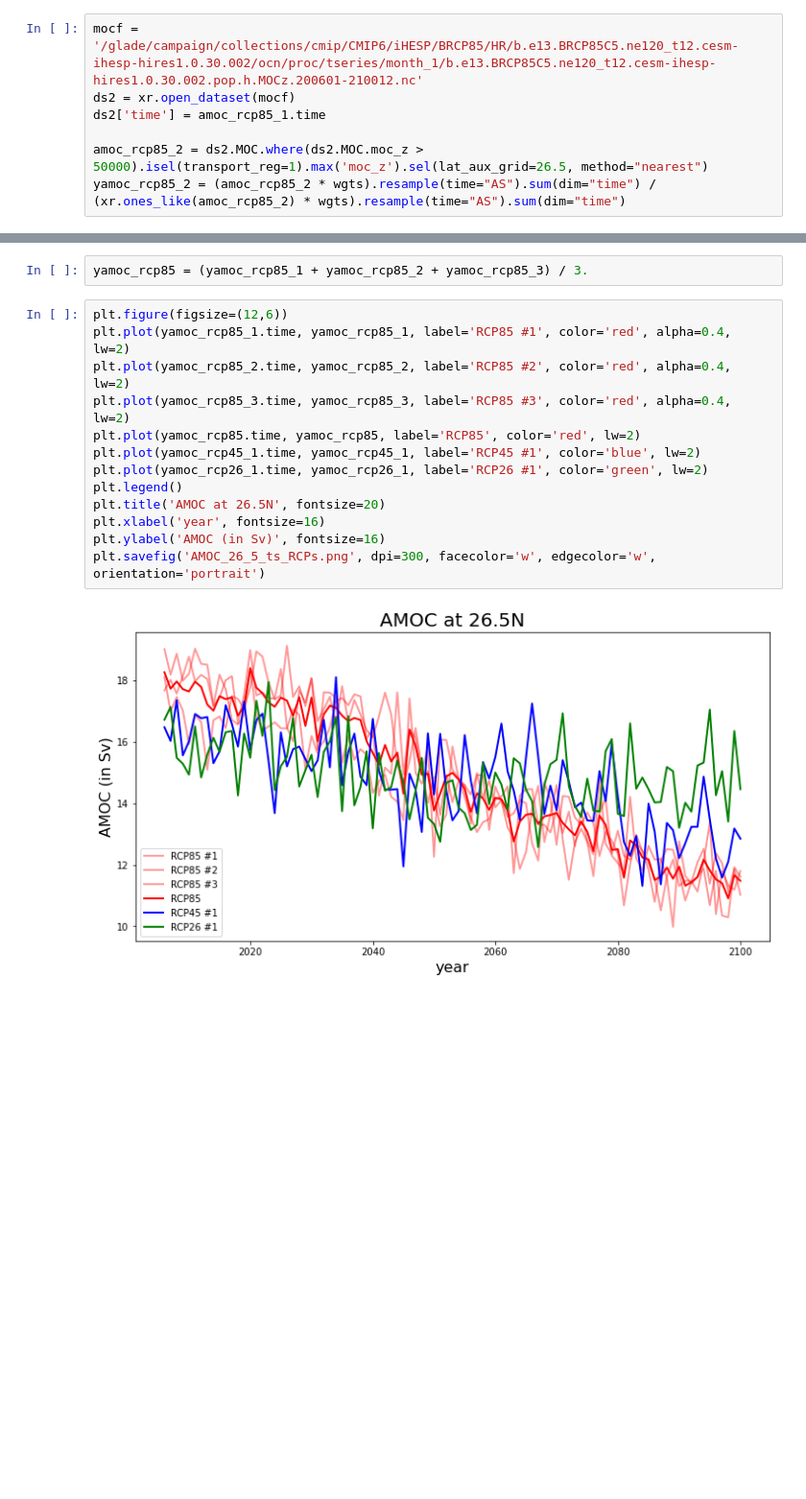
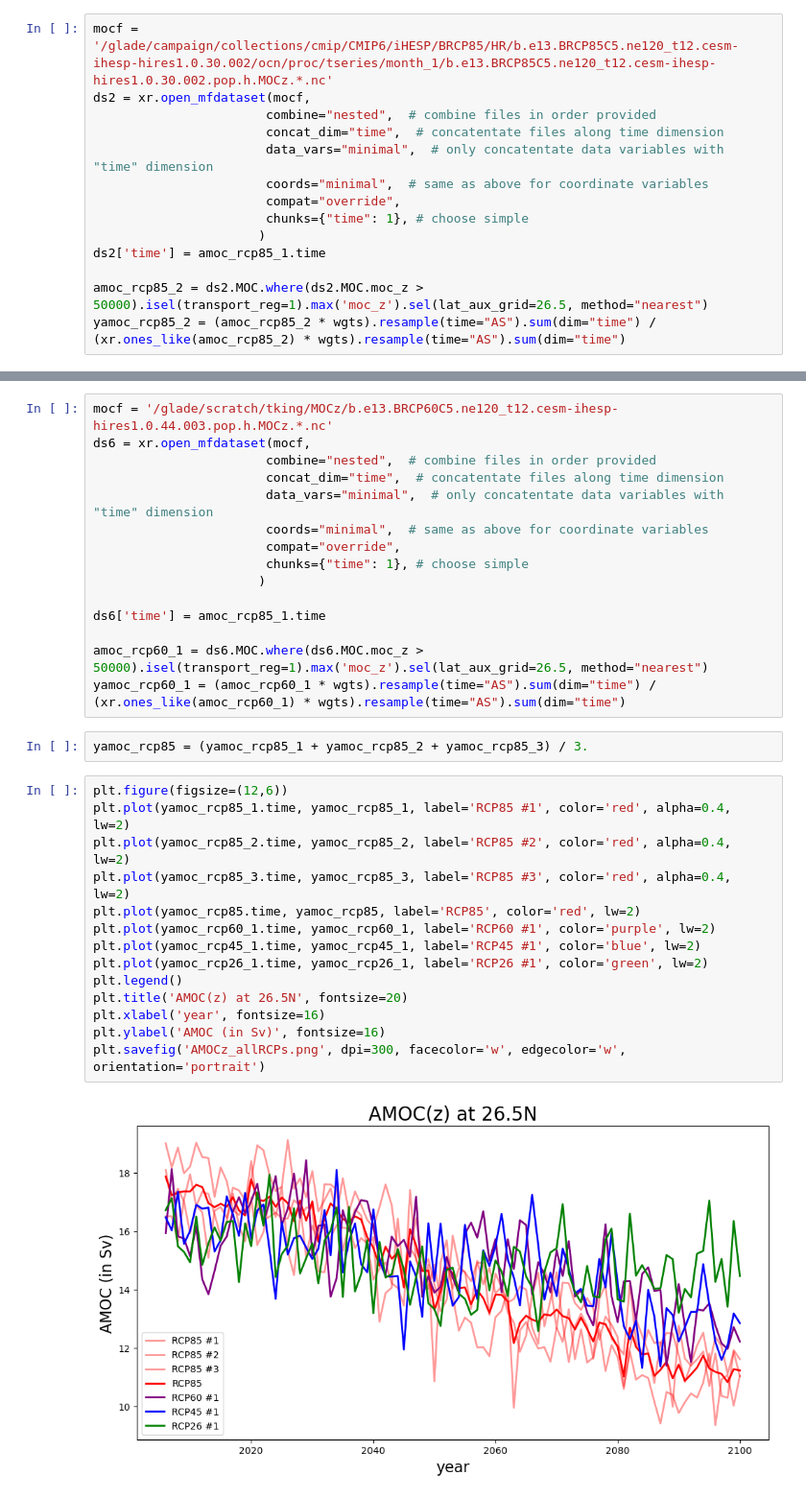
Before and after one commit to justinsmall/iPOGS, a Jupyter notebook: notebooks/AMOCz_timeseries.ipynb, the cells around one changed output, grey strips where cells are left out. Shown: that part at 96% size. Saved outputs shown, nothing was run; the diff lists cells and outputs as text; blank space fills up the shorter version.

```diff
--- a/notebooks/AMOCz_timeseries.ipynb
+++ b/notebooks/AMOCz_timeseries.ipynb
@@ -51,8 +37,15 @@ wgts = month_length.groupby("time.year") / month_length.groupby("time.year").sum
 amoc_rcp85_1 = ds.MOC.where(ds.MOC.moc_z > 50000).isel(transport_reg=1).max('moc_z').sel(lat_aux_grid=26.5, method="nearest")
 yamoc_rcp85_1 = (amoc_rcp85_1 * wgts).resample(time="AS").sum(dim="time") / (xr.ones_like(amoc_rcp85_1) * wgts).resample(time="AS").sum(dim="time")
 # %%
-mocf = '/glade/campaign/collections/cmip/CMIP6/iHESP/BRCP85/HR/b.e13.BRCP85C5.ne120_t12.cesm-ihesp-hires1.0.30.002/ocn/proc/tseries/month_1/b.e13.BRCP85C5.ne120_t12.cesm-ihesp-hires1.0.30.002.pop.h.MOCz.200601-210012.nc'
-ds2 = xr.open_dataset(mocf)
+mocf = '/glade/campaign/collections/cmip/CMIP6/iHESP/BRCP85/HR/b.e13.BRCP85C5.ne120_t12.cesm-ihesp-hires1.0.30.002/ocn/proc/tseries/month_1/b.e13.BRCP85C5.ne120_t12.cesm-ihesp-hires1.0.30.002.pop.h.MOCz.*.nc'
+ds2 = xr.open_mfdataset(mocf,
+                       combine="nested",  # combine files in order provided
+                       concat_dim="time",  # concatentate files along time dimension
+                       data_vars="minimal",  # only concatentate data variables with "time" dimension
+                       coords="minimal",  # same as above for coordinate variables
+                       compat="override",
+                       chunks={"time": 1}, # choose simple
+                      )
 ds2['time'] = amoc_rcp85_1.time
 
 amoc_rcp85_2 = ds2.MOC.where(ds2.MOC.moc_z > 50000).isel(transport_reg=1).max('moc_z').sel(lat_aux_grid=26.5, method="nearest")
@@ -102,20 +89,36 @@ ds5['time'] = amoc_rcp85_1.time
 
 amoc_rcp26_1 = ds5.MOC.where(ds5.MOC.moc_z > 50000).isel(transport_reg=1).max('moc_z').sel(lat_aux_grid=26.5, method="nearest")
 yamoc_rcp26_1 = (amoc_rcp26_1 * wgts).resample(time="AS").sum(dim="time") / (xr.ones_like(amoc_rcp26_1) * wgts).resample(time="AS").sum(dim="time")
+# %%
+mocf = '/glade/scratch/tking/MOCz/b.e13.BRCP60C5.ne120_t12.cesm-ihesp-hires1.0.44.003.pop.h.MOCz.*.nc'
+ds6 = xr.open_mfdataset(mocf,
+                       combine="nested",  # combine files in order provided
+                       concat_dim="time",  # concatentate files along time dimension
+                       data_vars="minimal",  # only concatentate data variables with "time" dimension
+                       coords="minimal",  # same as above for coordinate variables
+                       compat="override",
+                       chunks={"time": 1}, # choose simple
+                      )
+
+ds6['time'] = amoc_rcp85_1.time
+
+amoc_rcp60_1 = ds6.MOC.where(ds6.MOC.moc_z > 50000).isel(transport_reg=1).max('moc_z').sel(lat_aux_grid=26.5, method="nearest")
+yamoc_rcp60_1 = (amoc_rcp60_1 * wgts).resample(time="AS").sum(dim="time") / (xr.ones_like(amoc_rcp60_1) * wgts).resample(time="AS").sum(dim="time")
 # %%
 yamoc_rcp85 = (yamoc_rcp85_1 + yamoc_rcp85_2 + yamoc_rcp85_3) / 3.
 # %%
 plt.figure(figsize=(12,6))
 plt.plot(yamoc_rcp85_1.time, yamoc_rcp85_1, label='RCP85 #1', color='red', alpha=0.4, lw=2)
 plt.plot(yamoc_rcp85_2.time, yamoc_rcp85_2, label='RCP85 #2', color='red', alpha=0.4, lw=2)
 plt.plot(yamoc_rcp85_3.time, yamoc_rcp85_3, label='RCP85 #3', color='red', alpha=0.4, lw=2)
 plt.plot(yamoc_rcp85.time, yamoc_rcp85, label='RCP85', color='red', lw=2)
+plt.plot(yamoc_rcp60_1.time, yamoc_rcp60_1, label='RCP60 #1', color='purple', lw=2)
 plt.plot(yamoc_rcp45_1.time, yamoc_rcp45_1, label='RCP45 #1', color='blue', lw=2)
 plt.plot(yamoc_rcp26_1.time, yamoc_rcp26_1, label='RCP26 #1', color='green', lw=2)
 plt.legend()
-plt.title('AMOC at 26.5N', fontsize=20)
+plt.title('AMOC(z) at 26.5N', fontsize=20)
 plt.xlabel('year', fontsize=16)
 plt.ylabel('AMOC (in Sv)', fontsize=16)
-plt.savefig('AMOC_26_5_ts_RCPs.png', dpi=300, facecolor='w', edgecolor='w', orientation='portrait')
+plt.savefig('AMOCz_allRCPs.png', dpi=300, facecolor='w', edgecolor='w', orientation='portrait')
 # %% [output]
-[figure, old version]
+[figure, new version]
```
Also changed, not shown: parts of 5 cells of this notebook, 2 other files.
